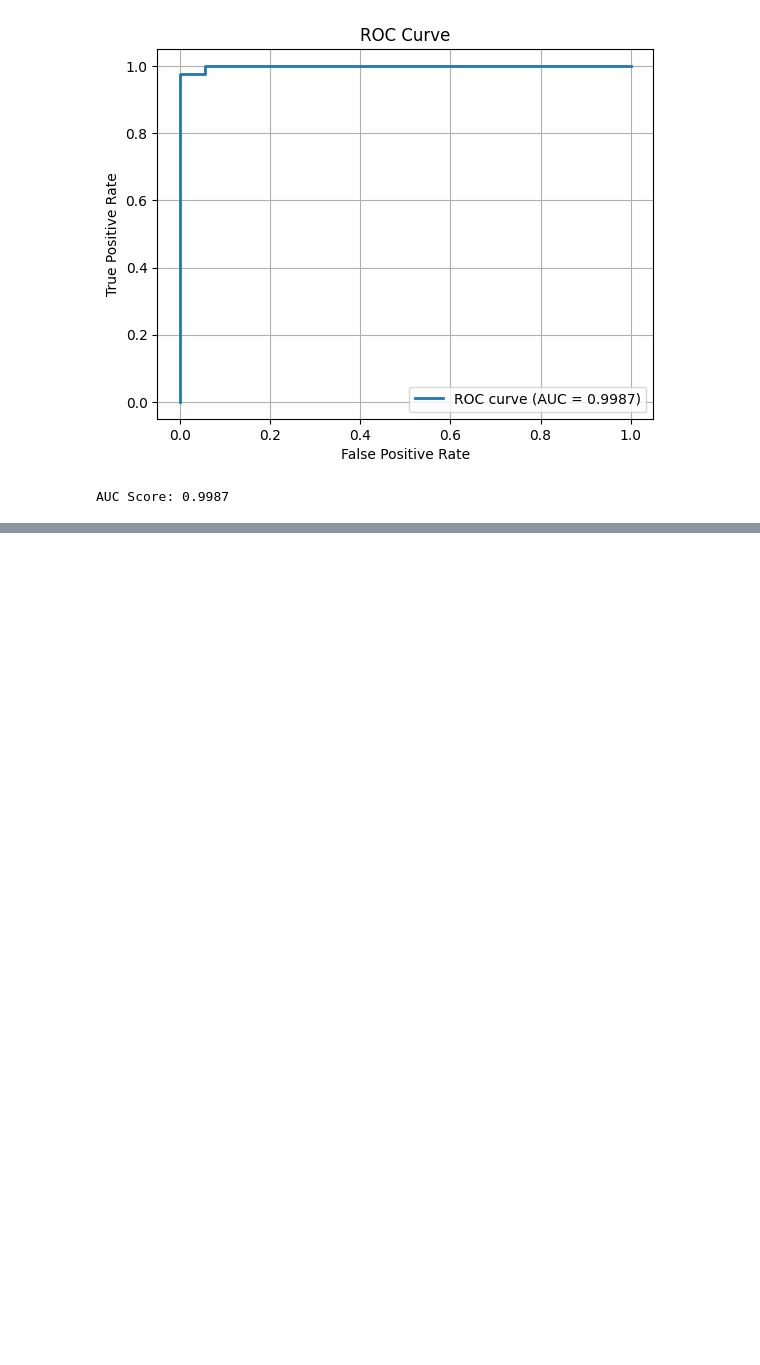
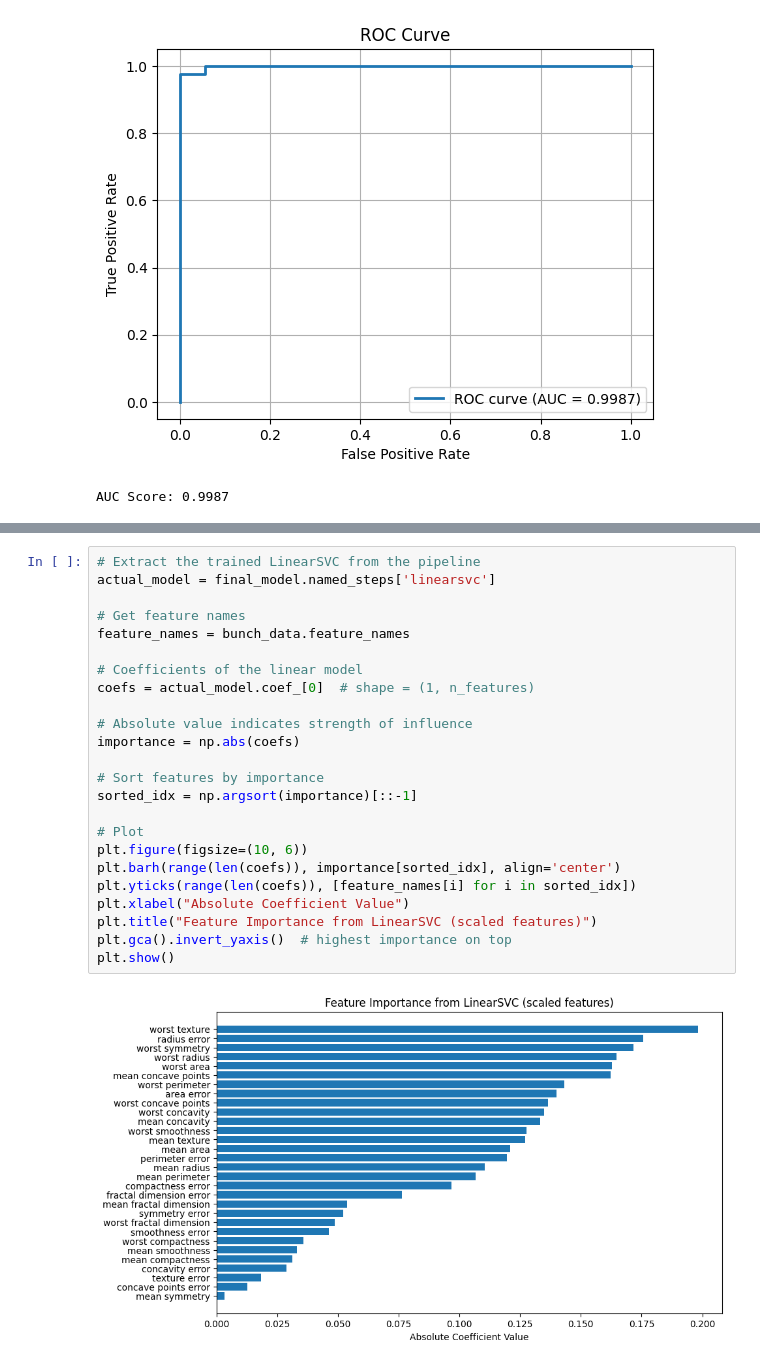
Before and after one commit to TobiSchl2010/breast_cancer_diagnosis_svm, a Jupyter notebook: notebooks/01_exploration.ipynb, the cells around one changed output, grey strips where cells are left out. Cells and saved outputs as stored; diff of their text form; blank space fills up the shorter version.

```diff
--- a/notebooks/01_exploration.ipynb
+++ b/notebooks/01_exploration.ipynb
@@ -1000,0 +1207,26 @@ We use the **ROC curve** (malignant = 1) and **ROC-AUC score** as the primary me
+# %%
+# Extract the trained LinearSVC from the pipeline
+actual_model = final_model.named_steps['linearsvc']
+
+# Get feature names
+feature_names = bunch_data.feature_names
+
+# Coefficients of the linear model
+coefs = actual_model.coef_[0]  # shape = (1, n_features)
+
+# Absolute value indicates strength of influence
+importance = np.abs(coefs)
+
+# Sort features by importance
+sorted_idx = np.argsort(importance)[::-1]
+
+# Plot
+plt.figure(figsize=(10, 6))
+plt.barh(range(len(coefs)), importance[sorted_idx], align='center')
+plt.yticks(range(len(coefs)), [feature_names[i] for i in sorted_idx])
+plt.xlabel("Absolute Coefficient Value")
+plt.title("Feature Importance from LinearSVC (scaled features)")
+plt.gca().invert_yaxis()  # highest importance on top
+plt.show()
+# %% [output]
+[figure, added]
```
Also changed, not shown: parts of 28 cells of this notebook, 1 other file.
